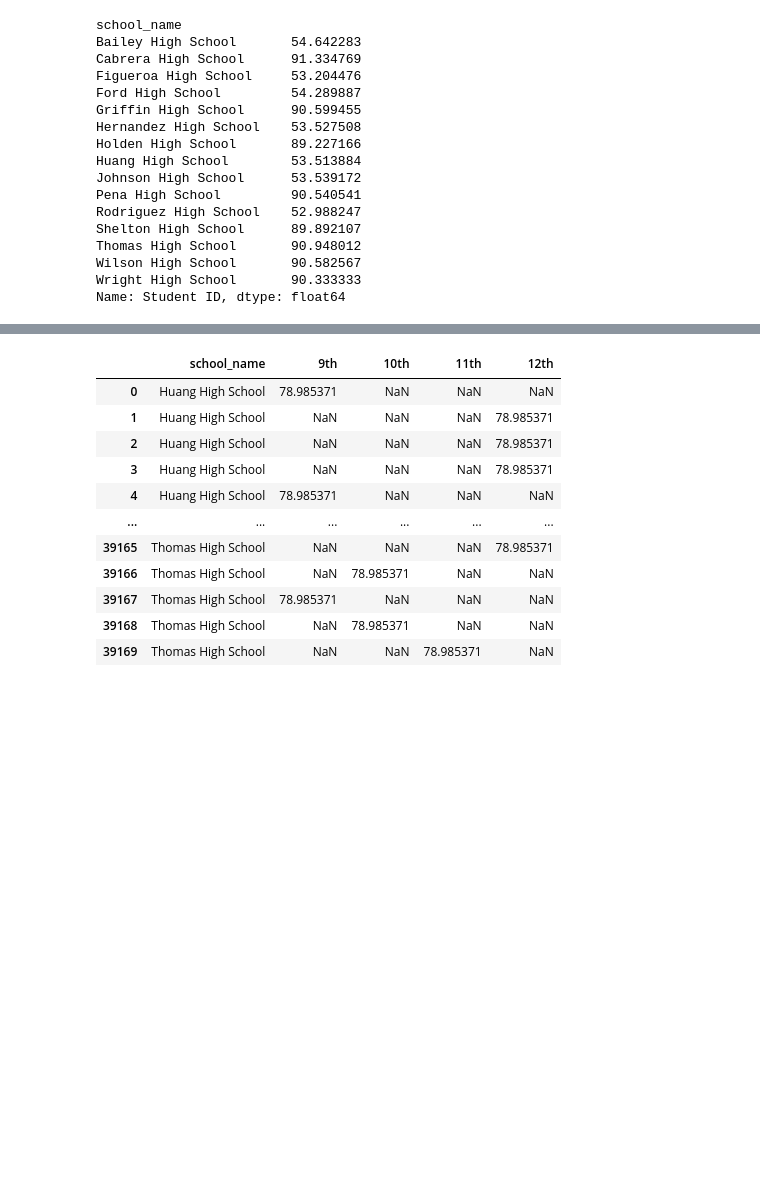
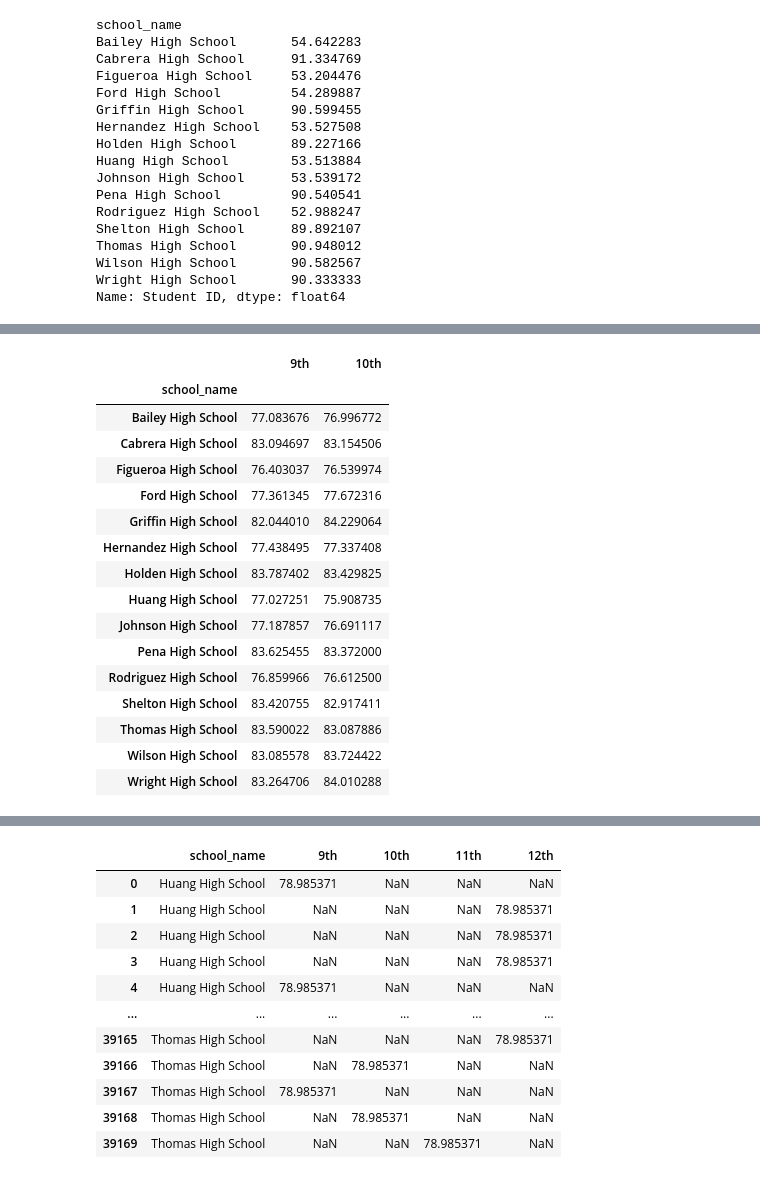
Before and after one commit to valputla/pandas-challenge, a Jupyter notebook: PyCitySchools/PyCitySchools - Lindsey Morales.ipynb, the cells around one changed output, grey strips where cells are left out. Drawn from its saved outputs; the diff is of its cells as text; code cells hidden in the pictures; blank space fills up the shorter version.

```diff
--- a/PyCitySchools/PyCitySchools - Lindsey Morales.ipynb
+++ b/PyCitySchools/PyCitySchools - Lindsey Morales.ipynb
@@ -906,0 +894,29 @@ mean_grades_df
+# %%
+df_by_grades = school_data_complete.loc[school_data_complete["grade"] == "10th",
+                                        ["grade","school_name", "math_score"]]
+
+tenth = df_by_grades.groupby("school_name").mean()
+tenth = tenth.rename(columns={"math_score": "10th"})
+tenth
+
+
+nineth["10th"] = tenth["10th"]
+nineth
+# %% [output]
+|  | 9th | 10th |
+| school_name |  |  |
+| Bailey High School | 77.083676 | 76.996772 |
+| Cabrera High School | 83.094697 | 83.154506 |
+| Figueroa High School | 76.403037 | 76.539974 |
+| Ford High School | 77.361345 | 77.672316 |
+| Griffin High School | 82.044010 | 84.229064 |
+| Hernandez High School | 77.438495 | 77.337408 |
+| Holden High School | 83.787402 | 83.429825 |
+| Huang High School | 77.027251 | 75.908735 |
+| Johnson High School | 77.187857 | 76.691117 |
+| Pena High School | 83.625455 | 83.372000 |
+| Rodriguez High School | 76.859966 | 76.612500 |
+| Shelton High School | 83.420755 | 82.917411 |
+| Thomas High School | 83.590022 | 83.087886 |
+| Wilson High School | 83.085578 | 83.724422 |
+| Wright High School | 83.264706 | 84.010288 |
```
Also changed, not shown: parts of 20 cells of this notebook.
